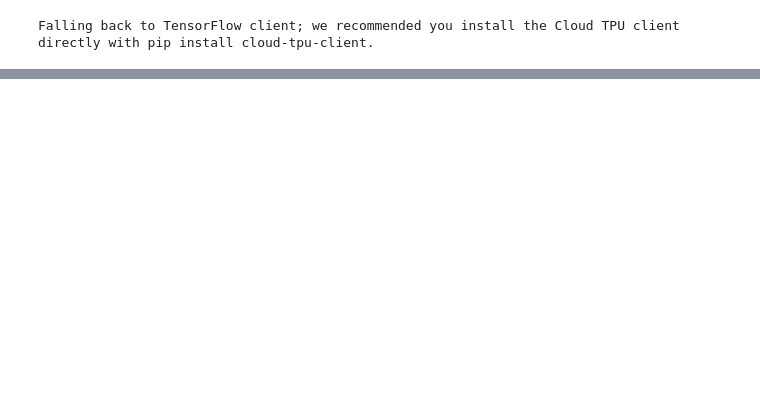
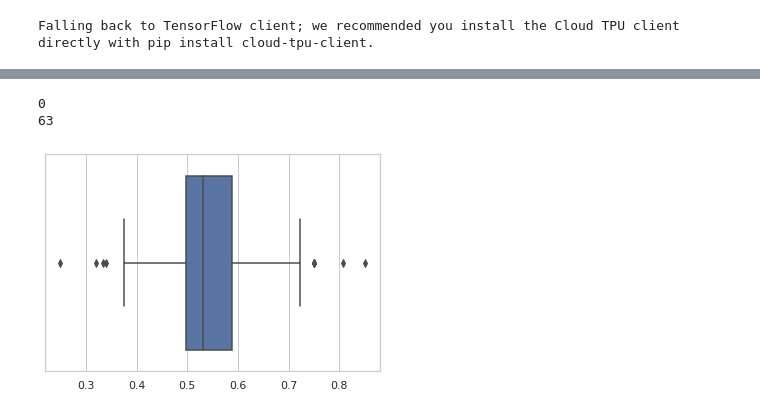
Before and after one commit to marquesarthur/vanilla-bert-vs-huggingface, a Jupyter notebook: hugging_face_keras_DS_synthetic.ipynb, the cells around one changed output, grey strips where cells are left out. Cells and saved outputs as stored; diff of their text form; code cells hidden in the pictures; blank space fills up the shorter version.

```diff
--- a/hugging_face_keras_DS_synthetic.ipynb
+++ b/hugging_face_keras_DS_synthetic.ipynb
@@ -813,0 +1209,11 @@ examples_per_source_type(source_type='misc', n_samples=8)
+# %%
+zero_cnt = list(filter(lambda k: k==0.0, k_precision))
+print(len(zero_cnt))
+print(len(k_precision))
+# %% [output]
+0
+63
+# %%
+ax = sns.boxplot(x=prediction_metrics['precision'])
+# %% [output]
+[figure, added]
```
Also changed, not shown: parts of 24 cells of this notebook.
